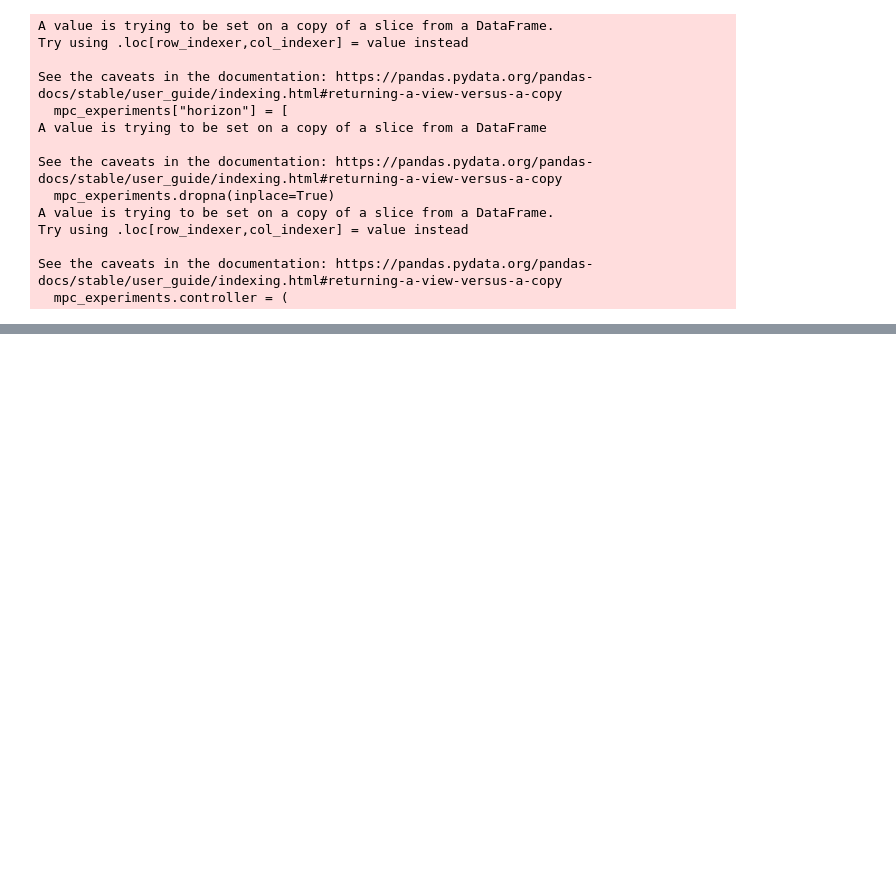
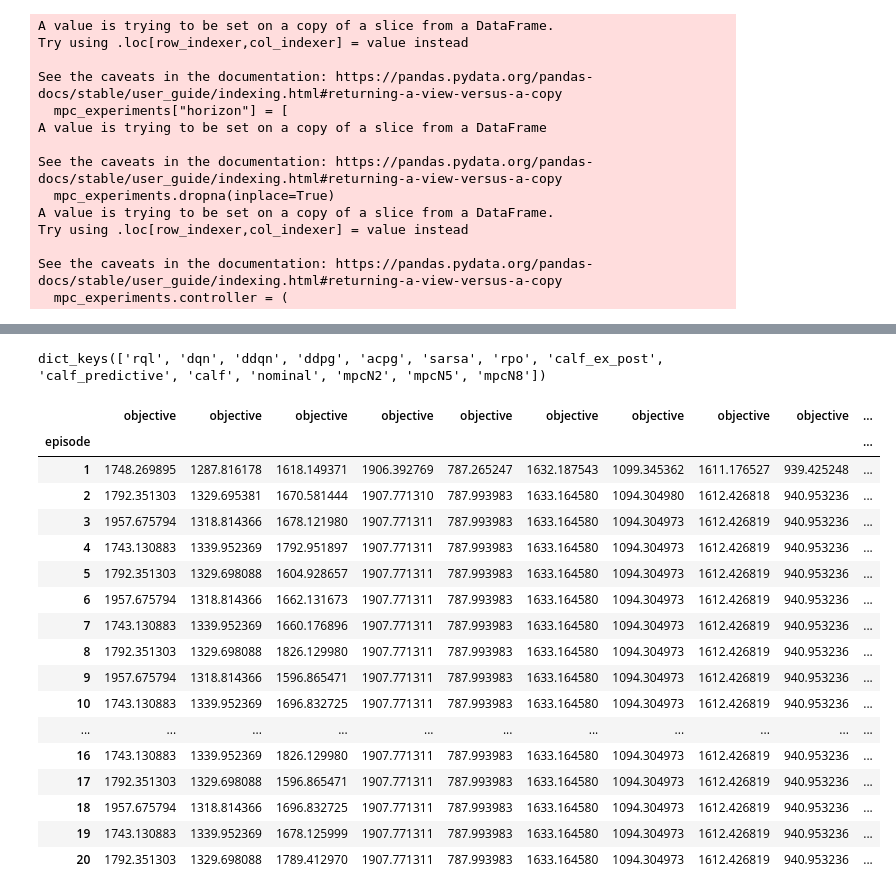
Before and after one commit to osinenkop/regelum-control, a Jupyter notebook: presets/plots.ipynb, the cells around one changed output, grey strips where cells are left out. Cells and saved outputs as stored; diff of their text form; code cells hidden in the pictures; blank space fills up the shorter version.

```diff
--- a/presets/plots.ipynb
+++ b/presets/plots.ipynb
@@ -189,0 +170,25 @@ for s in systems:
+# %%
+aggregated.keys()
+# %% [output]
+dict_keys(['rql', 'dqn', 'ddqn', 'ddpg', 'acpg', 'sarsa', 'rpo', 'calf_ex_post', 'calf_predictive', 'calf', 'nominal', 'mpcN2', 'mpcN5', 'mpcN8'])
+# %%
+aggregated["calf"]["2tank"]
+# %% [output]
+|  | objective | objective | objective | objective | objective | objective | objective | objective | objective | ... |
+| episode |  |  |  |  |  |  |  |  |  | ... |
+| 1 | 1748.269895 | 1287.816178 | 1618.149371 | 1906.392769 | 787.265247 | 1632.187543 | 1099.345362 | 1611.176527 | 939.425248 | ... |
+| 2 | 1792.351303 | 1329.695381 | 1670.581444 | 1907.771310 | 787.993983 | 1633.164580 | 1094.304980 | 1612.426818 | 940.953236 | ... |
+| 3 | 1957.675794 | 1318.814366 | 1678.121980 | 1907.771311 | 787.993983 | 1633.164580 | 1094.304973 | 1612.426819 | 940.953236 | ... |
+| 4 | 1743.130883 | 1339.952369 | 1792.951897 | 1907.771311 | 787.993983 | 1633.164580 | 1094.304973 | 1612.426819 | 940.953236 | ... |
+| 5 | 1792.351303 | 1329.698088 | 1604.928657 | 1907.771311 | 787.993983 | 1633.164580 | 1094.304973 | 1612.426819 | 940.953236 | ... |
+| 6 | 1957.675794 | 1318.814366 | 1662.131673 | 1907.771311 | 787.993983 | 1633.164580 | 1094.304973 | 1612.426819 | 940.953236 | ... |
+| 7 | 1743.130883 | 1339.952369 | 1660.176896 | 1907.771311 | 787.993983 | 1633.164580 | 1094.304973 | 1612.426819 | 940.953236 | ... |
+| 8 | 1792.351303 | 1329.698088 | 1826.129980 | 1907.771311 | 787.993983 | 1633.164580 | 1094.304973 | 1612.426819 | 940.953236 | ... |
+| 9 | 1957.675794 | 1318.814366 | 1596.865471 | 1907.771311 | 787.993983 | 1633.164580 | 1094.304973 | 1612.426819 | 940.953236 | ... |
+| 10 | 1743.130883 | 1339.952369 | 1696.832725 | 1907.771311 | 787.993983 | 1633.164580 | 1094.304973 | 1612.426819 | 940.953236 | ... |
+| ... | ... | ... | ... | ... | ... | ... | ... | ... | ... | ... |
+| 16 | 1743.130883 | 1339.952369 | 1826.129980 | 1907.771311 | 787.993983 | 1633.164580 | 1094.304973 | 1612.426819 | 940.953236 | ... |
+| 17 | 1792.351303 | 1329.698088 | 1596.865471 | 1907.771311 | 787.993983 | 1633.164580 | 1094.304973 | 1612.426819 | 940.953236 | ... |
+| 18 | 1957.675794 | 1318.814366 | 1696.832725 | 1907.771311 | 787.993983 | 1633.164580 | 1094.304973 | 1612.426819 | 940.953236 | ... |
+| 19 | 1743.130883 | 1339.952369 | 1678.125999 | 1907.771311 | 787.993983 | 1633.164580 | 1094.304973 | 1612.426819 | 940.953236 | ... |
+| 20 | 1792.351303 | 1329.698088 | 1789.412970 | 1907.771311 | 787.993983 | 1633.164580 | 1094.304973 | 1612.426819 | 940.953236 | ... |
```
Also changed, not shown: parts of 32 cells of this notebook.
